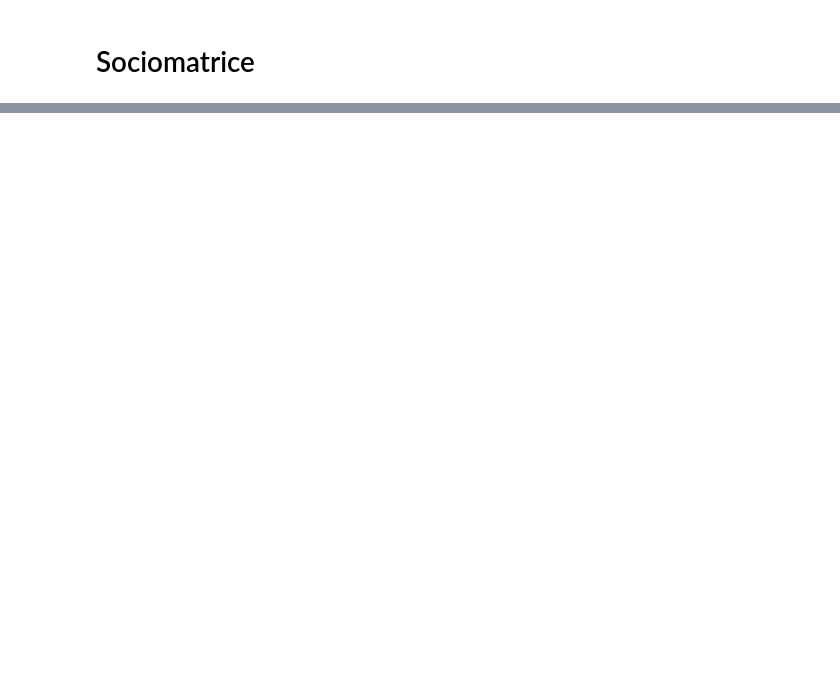
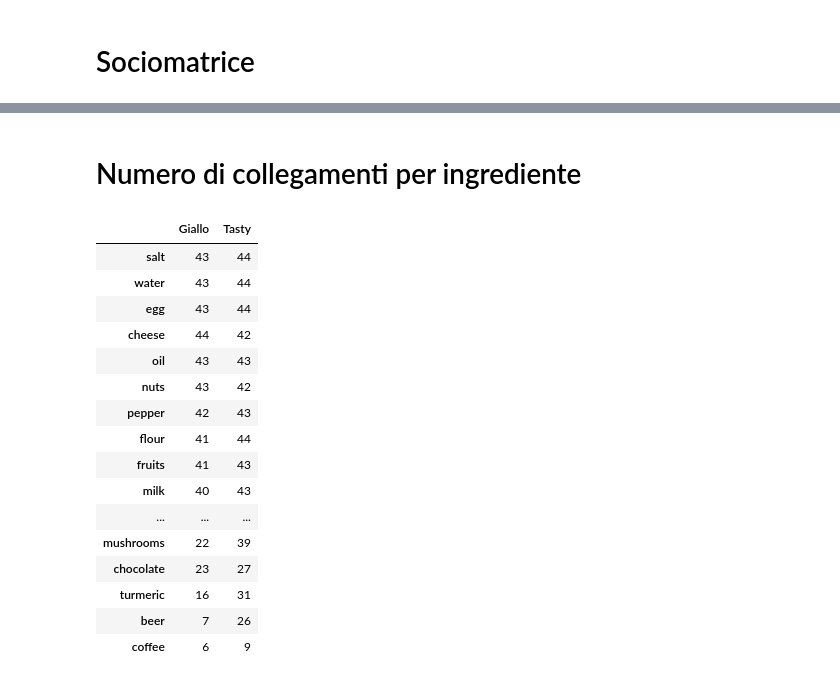
Before and after one commit to emabuell/high_dimensional_statistics_project, a Jupyter notebook: Sociomatrix_FOOD_2.ipynb, the cells around one changed output, grey strips where cells are left out. Saved outputs shown, nothing was run; the diff lists cells and outputs as text; code cells hidden in the pictures; blank space fills up the shorter version.

```diff
--- a/Sociomatrix_FOOD_2.ipynb
+++ b/Sociomatrix_FOOD_2.ipynb
@@ -264,0 +291,23 @@ print("-------------------------------------------------------------------------
+# %% [markdown]
+# Numero di collegamenti per ingrediente
+# %%
+degree = pd.DataFrame({"Giallo": (socio_giallo_df!=0).sum(), "Tasty": (socio_tasty_df!=0).sum()})
+degree.loc[(degree.Giallo + degree.Tasty).sort_values(ascending = False).index]
+# %% [output]
+|  | Giallo | Tasty |
+| salt | 43 | 44 |
+| water | 43 | 44 |
+| egg | 43 | 44 |
+| cheese | 44 | 42 |
+| oil | 43 | 43 |
+| nuts | 43 | 42 |
+| pepper | 42 | 43 |
+| flour | 41 | 44 |
+| fruits | 41 | 43 |
+| milk | 40 | 43 |
+| ... | ... | ... |
+| mushrooms | 22 | 39 |
+| chocolate | 23 | 27 |
+| turmeric | 16 | 31 |
+| beer | 7 | 26 |
+| coffee | 6 | 9 |
```
Also changed, not shown: parts of 11 cells of this notebook.
